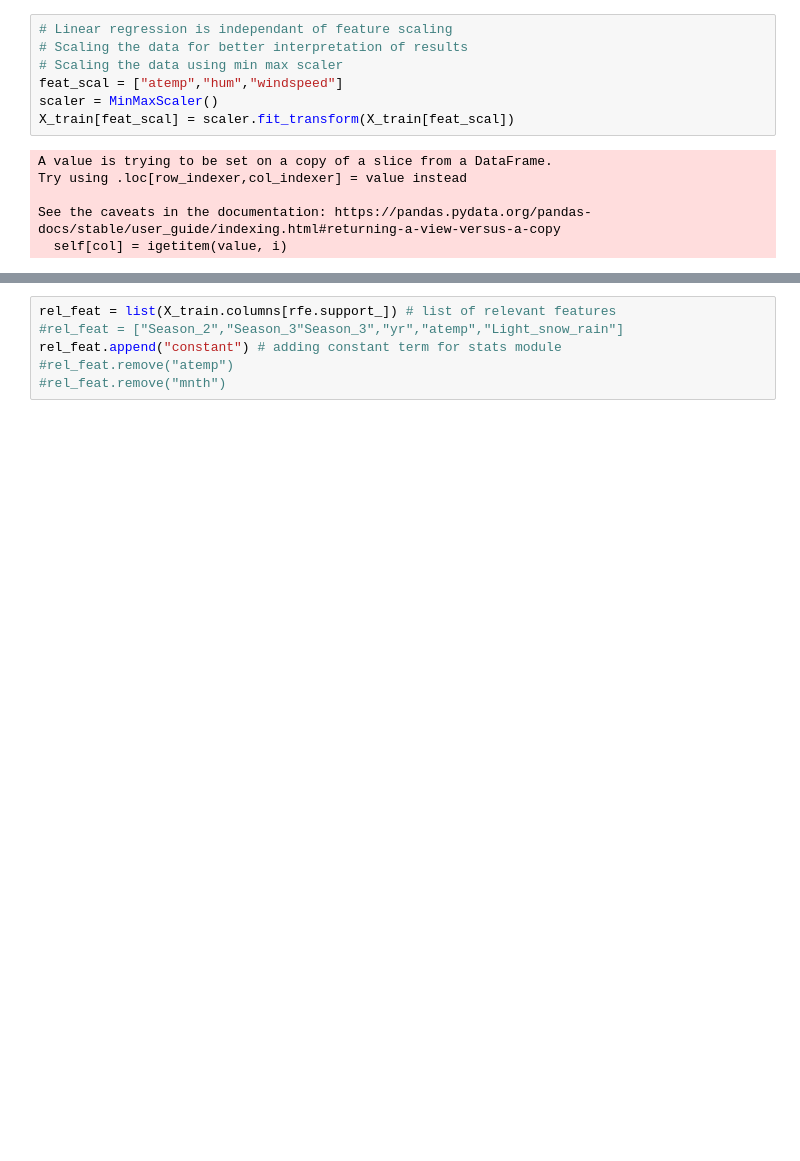
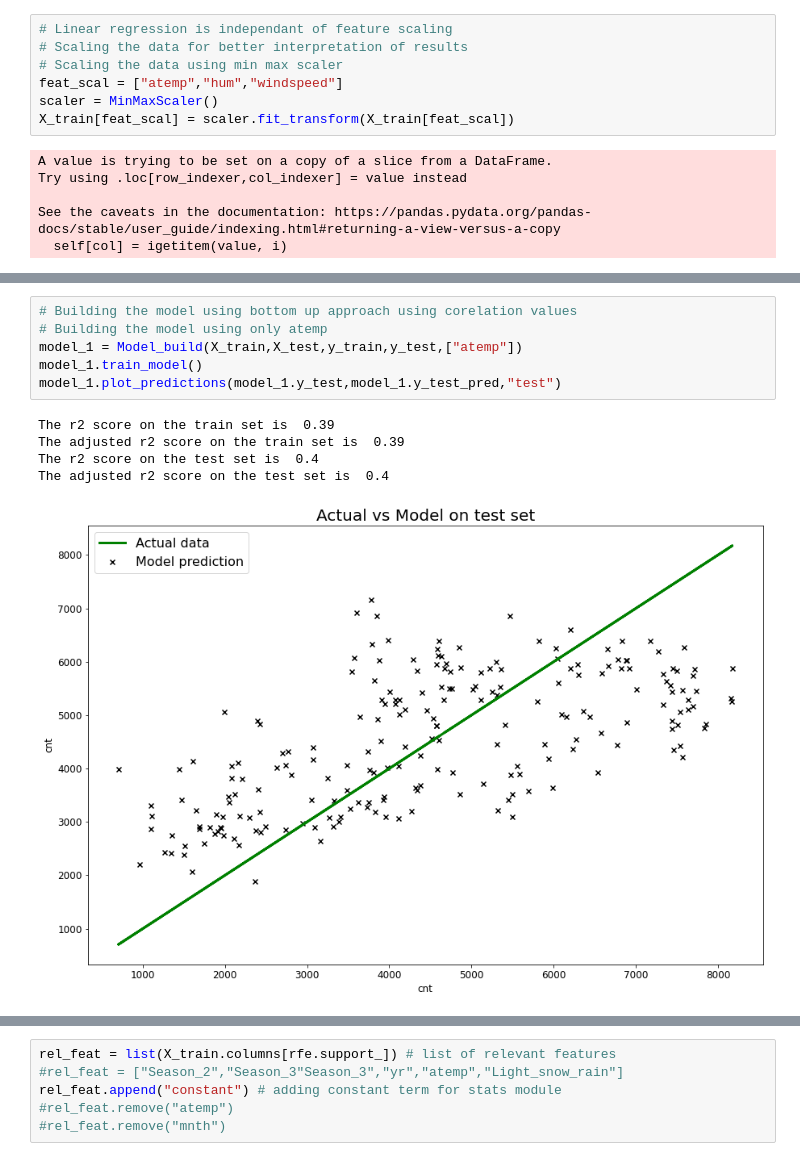
Before and after one commit to kvc0608/Bike-sharing, a Jupyter notebook: Anirudh_KVC.ipynb, the cells around one changed output, grey strips where cells are left out. Drawn from its saved outputs; the diff is of its cells as text; blank space fills up the shorter version.

```diff
--- a/Anirudh_KVC.ipynb
+++ b/Anirudh_KVC.ipynb
@@ -230,0 +283,12 @@ See the caveats in the documentation: https://pandas.pydata.org/pandas-docs/stab
+# %%
+# Building the model using bottom up approach using corelation values
+# Building the model using only atemp
+model_1 = Model_build(X_train,X_test,y_train,y_test,["atemp"])
+model_1.train_model()
+model_1.plot_predictions(model_1.y_test,model_1.y_test_pred,"test")
+# %% [output]
+The r2 score on the train set is  0.39
+The adjusted r2 score on the train set is  0.39
+The r2 score on the test set is  0.4
+The adjusted r2 score on the test set is  0.4
+[figure, added]
```
Also changed, not shown: parts of 11 cells of this notebook.
